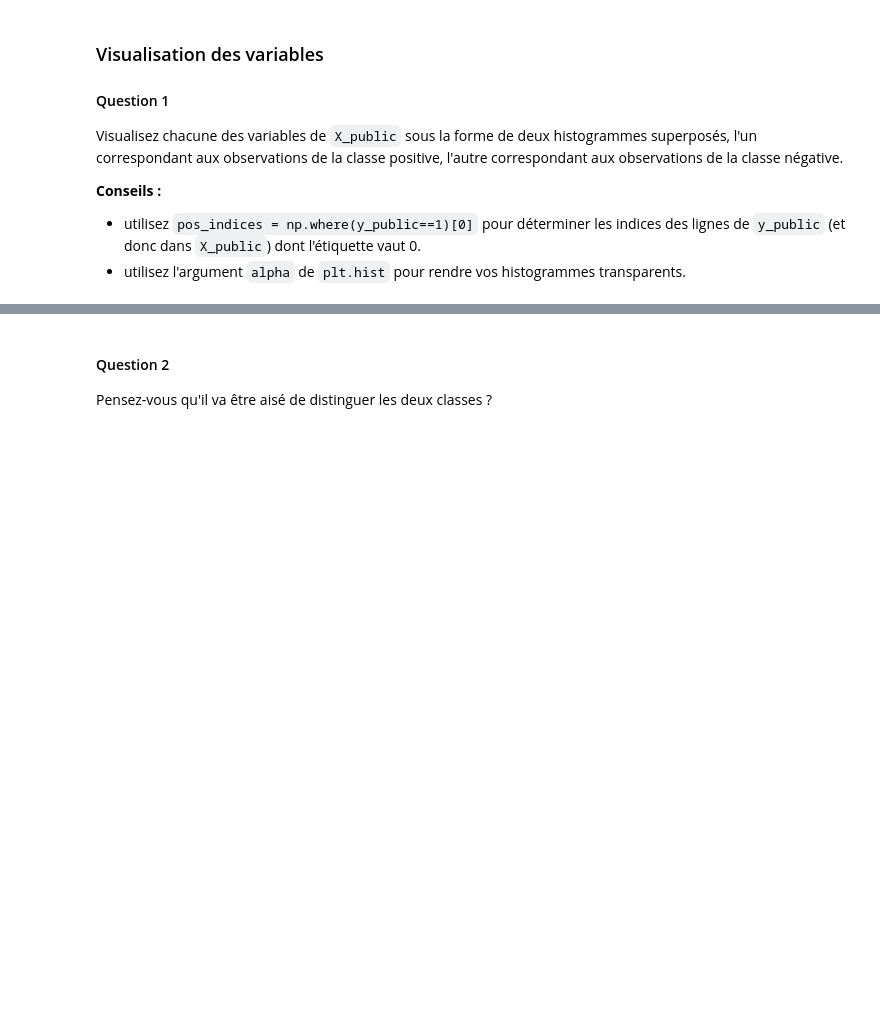
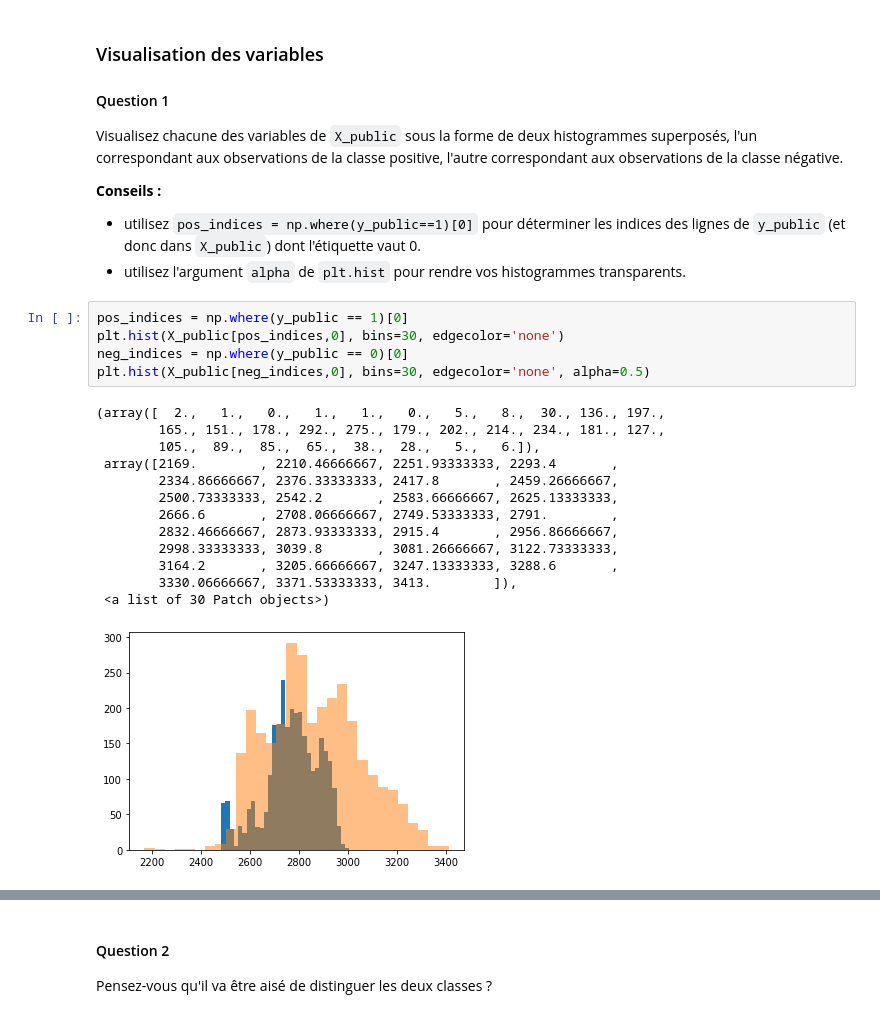
Before and after one commit to TristanCotillard/Projet_sdd, a Jupyter notebook: Projet.ipynb, the cells around one changed output, grey strips where cells are left out. Drawn from its saved outputs; the diff is of its cells as text; blank space fills up the shorter version.

```diff
--- a/Projet.ipynb
+++ b/Projet.ipynb
@@ -73,3 +73,22 @@ Visualisez chacune des variables de `X_public` sous la forme de deux histogramme
 __Conseils :__
 * utilisez `pos_indices = np.where(y_public==1)[0]` pour déterminer les indices des lignes de `y_public` (et donc dans `X_public`) dont l'étiquette vaut 0.
 * utilisez l'argument `alpha` de `plt.hist` pour rendre vos histogrammes transparents.
+# %%
+pos_indices = np.where(y_public == 1)[0]
+plt.hist(X_public[pos_indices,0], bins=30, edgecolor='none')
+neg_indices = np.where(y_public == 0)[0]
+plt.hist(X_public[neg_indices,0], bins=30, edgecolor='none', alpha=0.5)
+# %% [output]
+(array([  2.,   1.,   0.,   1.,   1.,   0.,   5.,   8.,  30., 136., 197.,
+        165., 151., 178., 292., 275., 179., 202., 214., 234., 181., 127.,
+        105.,  89.,  85.,  65.,  38.,  28.,   5.,   6.]),
+ array([2169.        , 2210.46666667, 2251.93333333, 2293.4       ,
+        2334.86666667, 2376.33333333, 2417.8       , 2459.26666667,
+        2500.73333333, 2542.2       , 2583.66666667, 2625.13333333,
+        2666.6       , 2708.06666667, 2749.53333333, 2791.        ,
+        2832.46666667, 2873.93333333, 2915.4       , 2956.86666667,
+        2998.33333333, 3039.8       , 3081.26666667, 3122.73333333,
+        3164.2       , 3205.66666667, 3247.13333333, 3288.6       ,
+        3330.06666667, 3371.53333333, 3413.        ]),
+ <a list of 30 Patch objects>)
+[figure, added]
```
Also changed, not shown: parts of 21 cells of this notebook.
